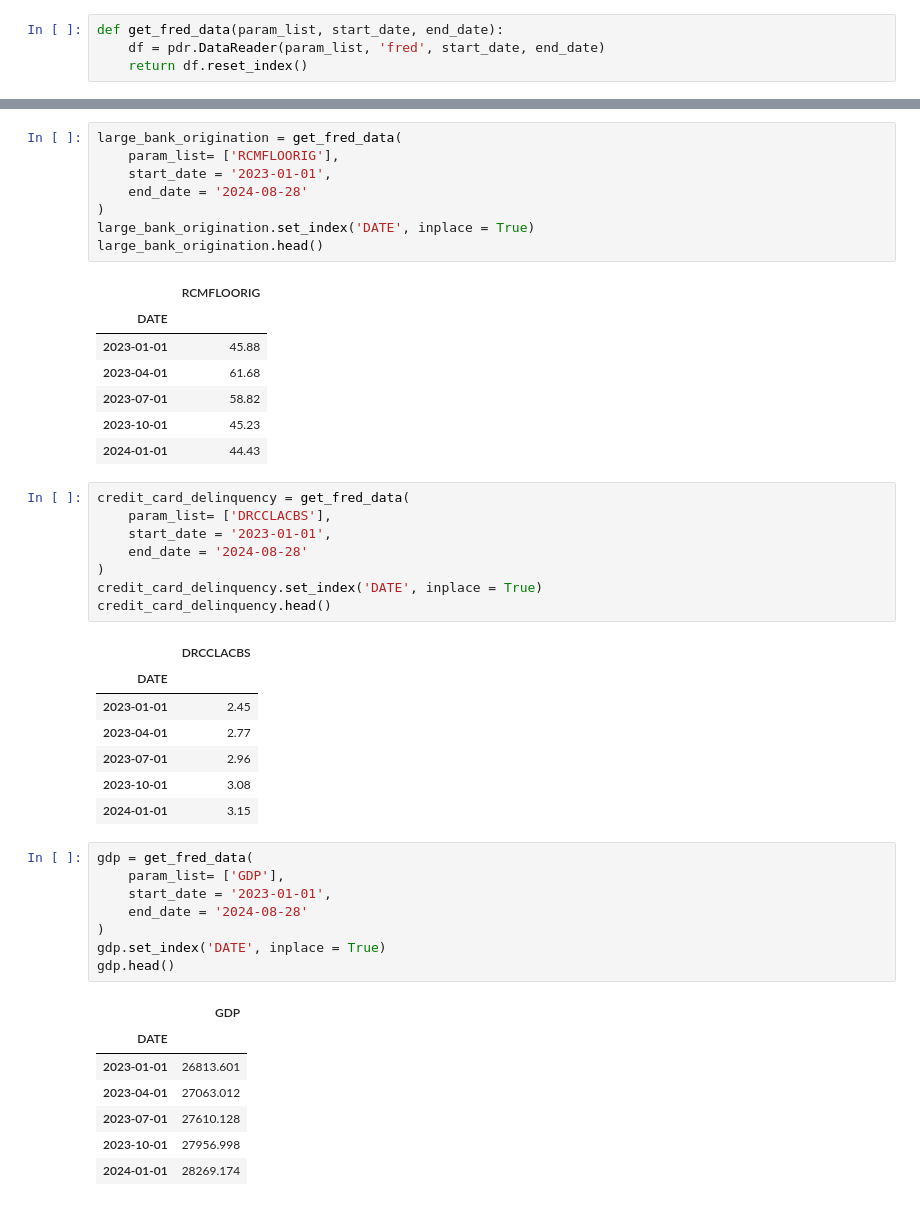
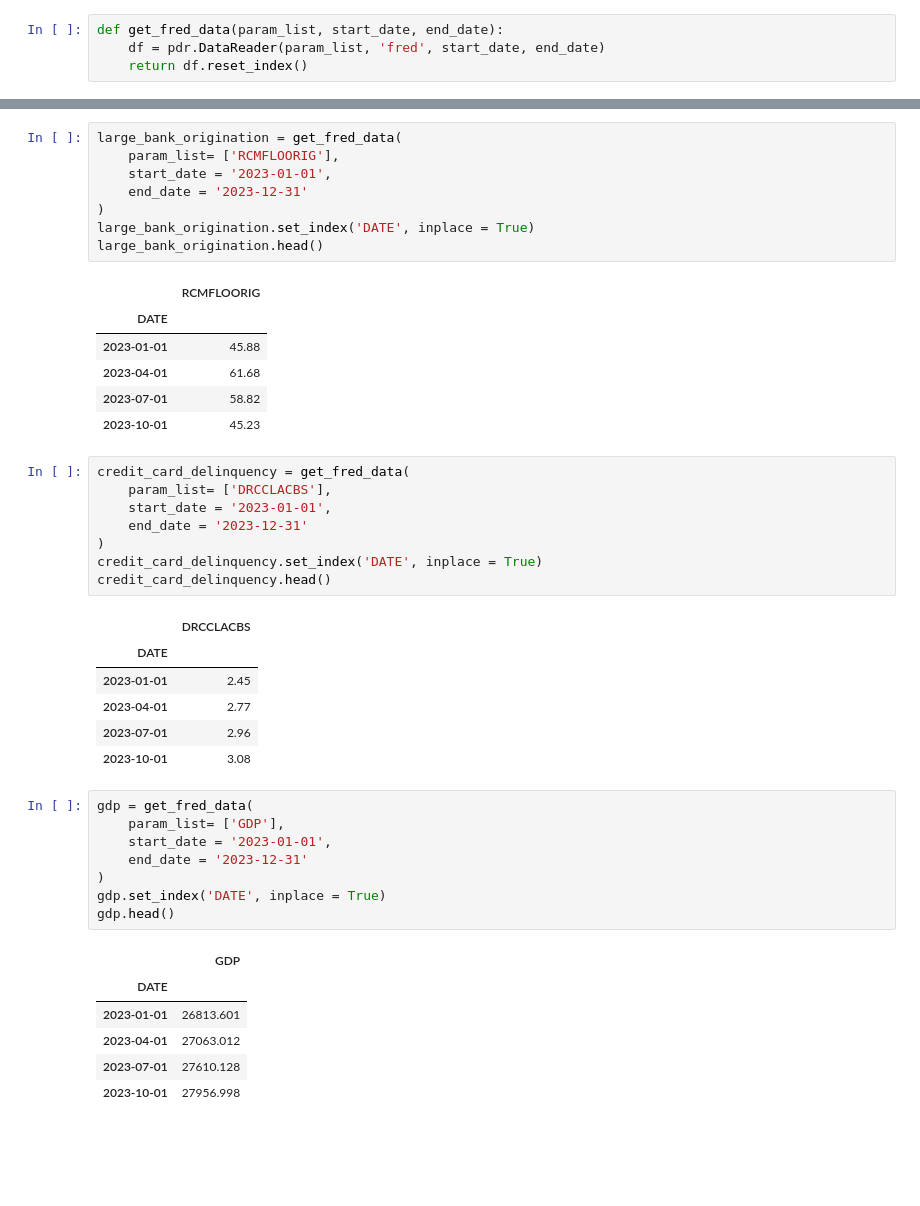
Before and after one commit to Spencer-Cheung/Milestone-1, a Jupyter notebook: Milestone_1.ipynb, the cells around one changed output, grey strips where cells are left out. Drawn from its saved outputs; the diff is of its cells as text; blank space fills up the shorter version.

```diff
--- a/Milestone_1.ipynb
+++ b/Milestone_1.ipynb
@@ -45,24 +45,23 @@ thirty_year_fixed_rates.head()
 # %%
 large_bank_origination = get_fred_data(
     param_list= ['RCMFLOORIG'],
     start_date = '2023-01-01',
-    end_date = '2024-08-28'
+    end_date = '2023-12-31'
 )
 large_bank_origination.set_index('DATE', inplace = True)
 large_bank_origination.head()
 # %% [output]
 |  | RCMFLOORIG |
 | DATE |  |
 | 2023-01-01 | 45.88 |
 | 2023-04-01 | 61.68 |
 | 2023-07-01 | 58.82 |
 | 2023-10-01 | 45.23 |
-| 2024-01-01 | 44.43 |
 # %%
 credit_card_delinquency = get_fred_data(
     param_list= ['DRCCLACBS'],
     start_date = '2023-01-01',
-    end_date = '2024-08-28'
+    end_date = '2023-12-31'
 )
 credit_card_delinquency.set_index('DATE', inplace = True)
 credit_card_delinquency.head()
@@ -73,12 +72,11 @@ credit_card_delinquency.head()
 | 2023-04-01 | 2.77 |
 | 2023-07-01 | 2.96 |
 | 2023-10-01 | 3.08 |
-| 2024-01-01 | 3.15 |
 # %%
 gdp = get_fred_data(
     param_list= ['GDP'],
     start_date = '2023-01-01',
-    end_date = '2024-08-28'
+    end_date = '2023-12-31'
 )
 gdp.set_index('DATE', inplace = True)
 gdp.head()
@@ -89,7 +87,6 @@ gdp.head()
 | 2023-04-01 | 27063.012 |
 | 2023-07-01 | 27610.128 |
 | 2023-10-01 | 27956.998 |
-| 2024-01-01 | 28269.174 |
 # %%
 read_gdp = get_fred_data(
     param_list= ['GDPC1'],
```
Also changed, not shown: parts of 8 cells of this notebook, 1 other file.
